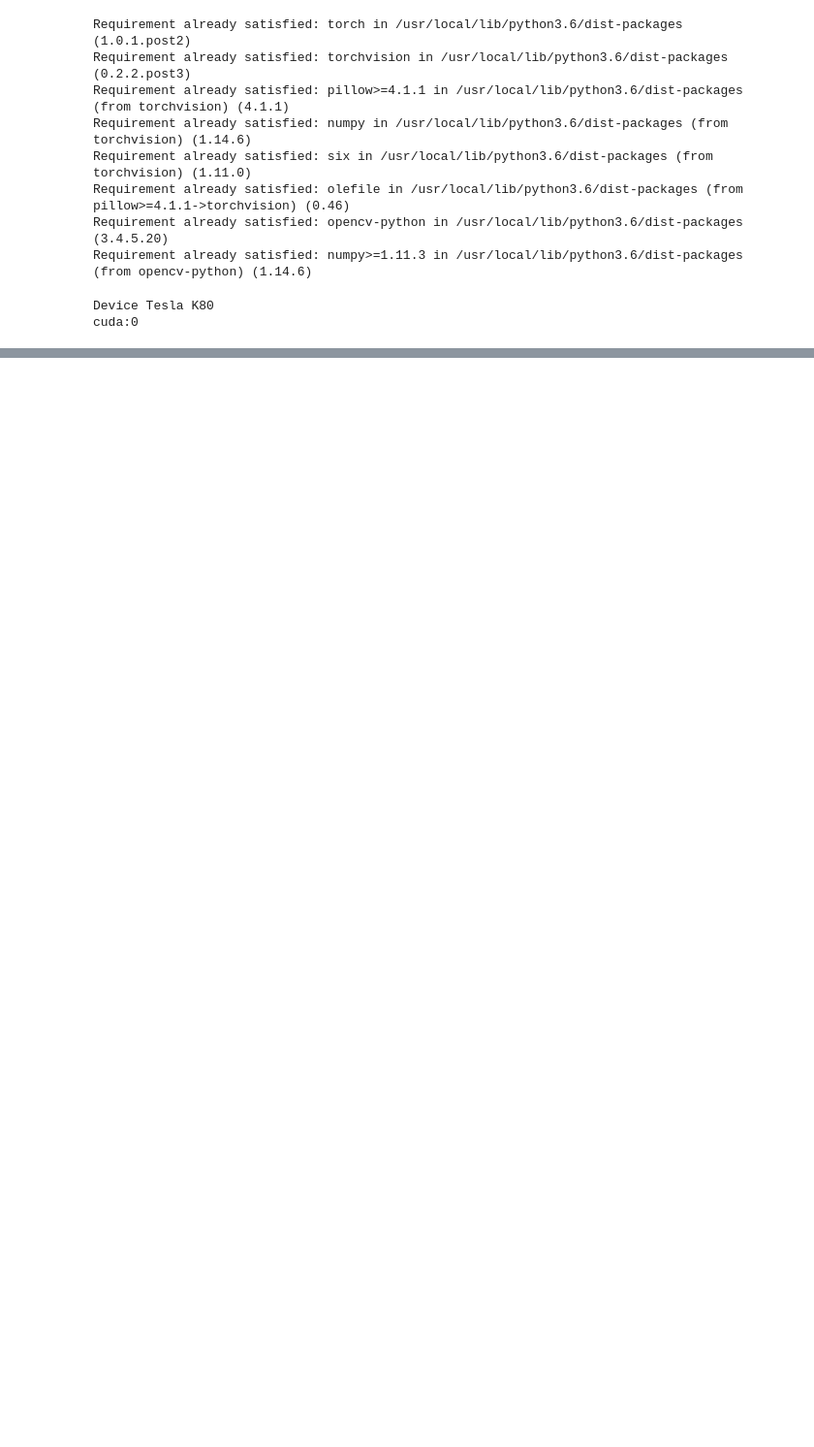
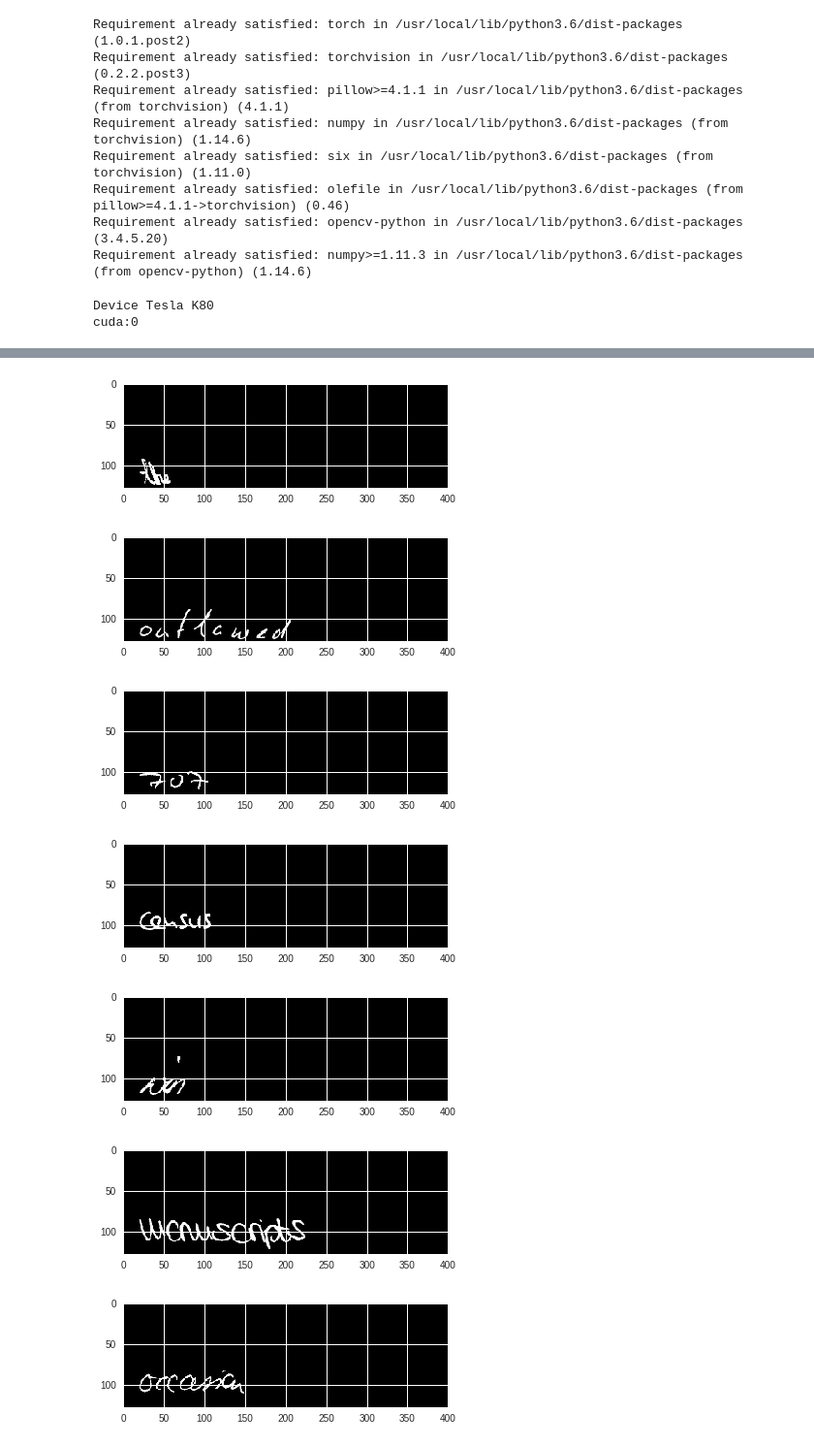
Before and after one commit to Hramchenko/Handwritting, a Jupyter notebook: colab_install_deps_min.ipynb, the cells around one changed output, grey strips where cells are left out. Shown: that part at 97% size. Saved outputs shown, nothing was run; the diff lists cells and outputs as text; code cells hidden in the pictures; blank space fills up the shorter version.

```diff
--- a/colab_install_deps_min.ipynb
+++ b/colab_install_deps_min.ipynb
@@ -53,0 +72,2 @@ words = IAMWords("train", "./IAM/")
+# %%
+data, target = words.make_batch(equalize=False)
@@ -53,0 +76,13 @@ words = IAMWords("train", "./IAM/")
+# %%
+import matplotlib.pyplot as plt
+for i in range(0, 10):
+  plt.imshow(data[i])
+  plt.show()
+# %% [output]
+[figure, added]
+[figure, added]
+[figure, added]
+[figure, added]
+[figure, added]
+[figure, added]
+[figure, added]
```
Also changed, not shown: parts of 7 cells of this notebook.
